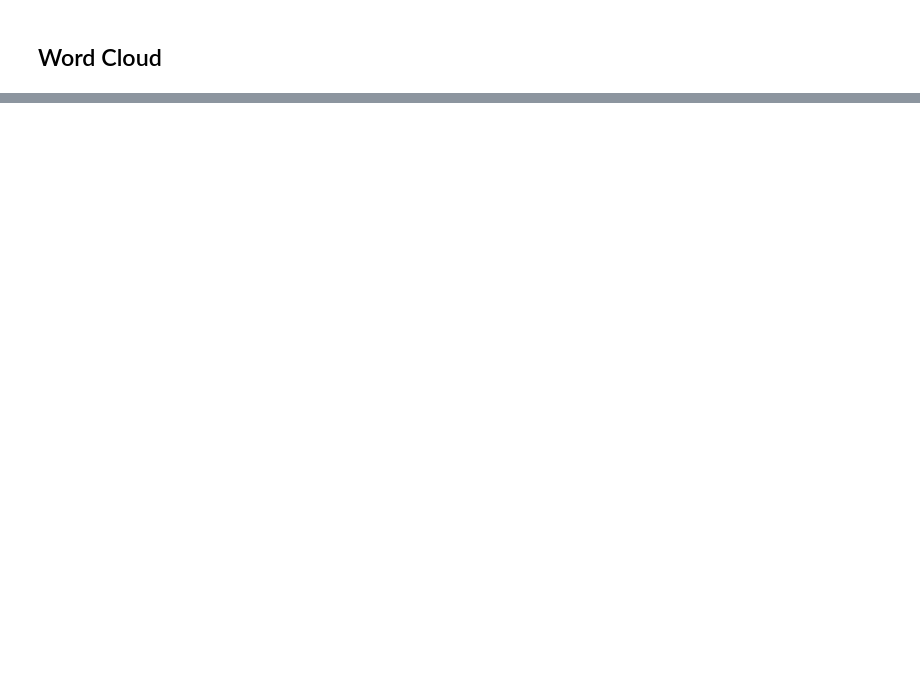
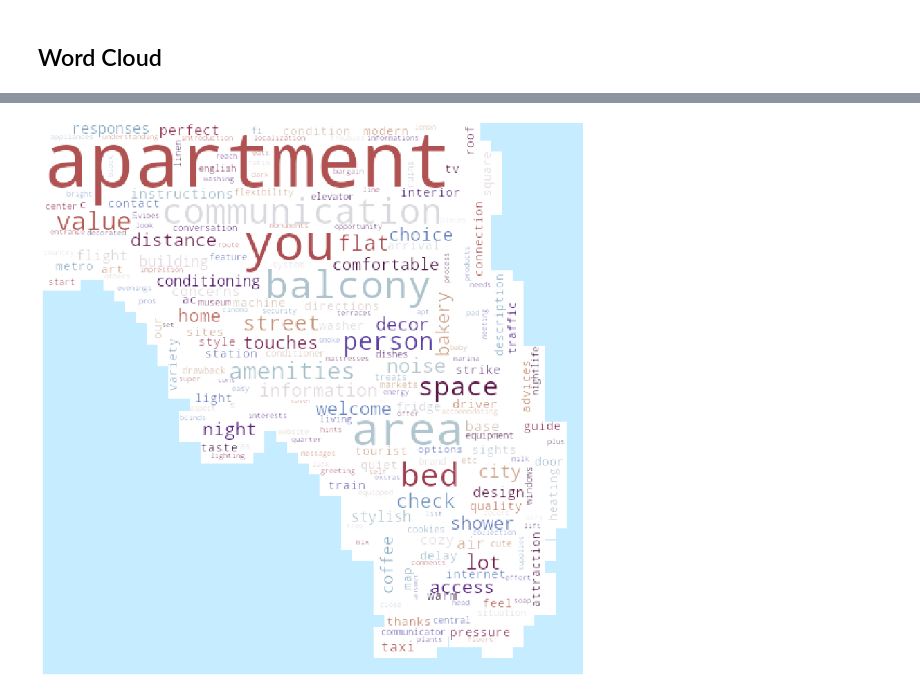
Before and after one commit to stavros11/Text-Classification, a Jupyter notebook: clean_islands.ipynb, the cells around one changed output, grey strips where cells are left out. Saved outputs shown, nothing was run; the diff lists cells and outputs as text; code cells hidden in the pictures; blank space fills up the shorter version.

```diff
--- a/clean_islands.ipynb
+++ b/clean_islands.ipynb
@@ -189,0 +216,8 @@ plt.show()
+# %%
+plt.figure(figsize=(25, 15))
+plt.imshow(city_ocean)
+plt.imshow(city_wc)
+plt.axis("off")
+plt.show()
+# %% [output]
+[figure, added]
```
Also changed, not shown: parts of 5 cells of this notebook.
